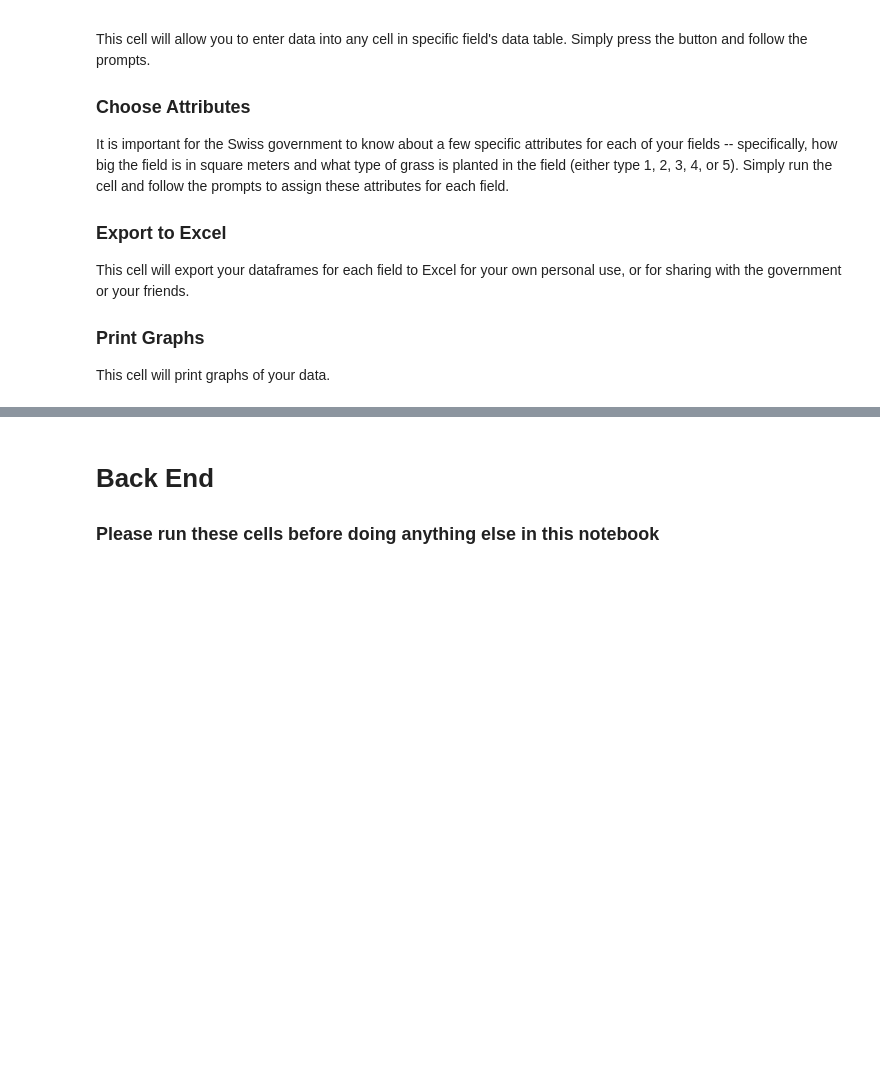
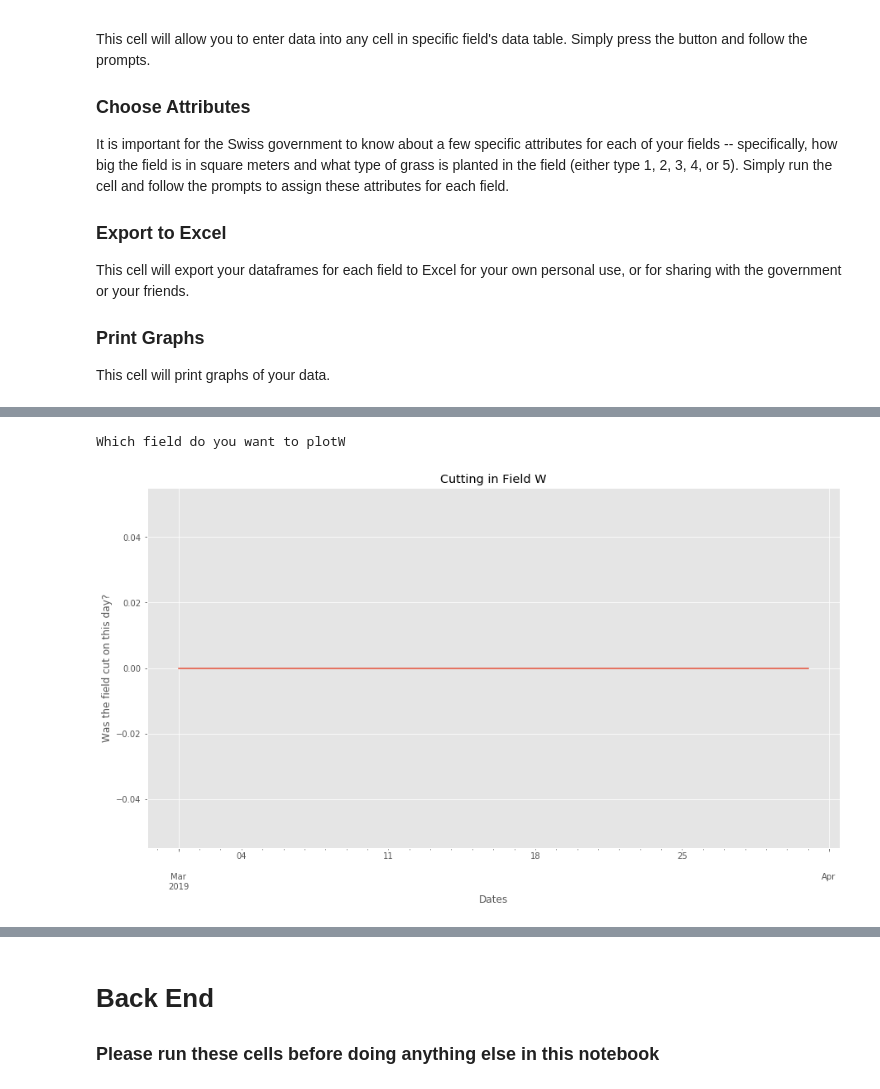
Before and after one commit to Gallster/Quant-Programming-Project, a Jupyter notebook: Final project.ipynb, the cells around one changed output, grey strips where cells are left out. Drawn from its saved outputs; the diff is of its cells as text; code cells hidden in the pictures; blank space fills up the shorter version.

```diff
--- a/Final project.ipynb
+++ b/Final project.ipynb
@@ -87,0 +124,5 @@ NameError: name 'input_data' is not defined
+# %%
+print_cutting(ab)
+# %% [output]
+Which field do you want to plotW
+[figure, added]
```
Also changed, not shown: parts of 26 cells of this notebook, 2 other files.
